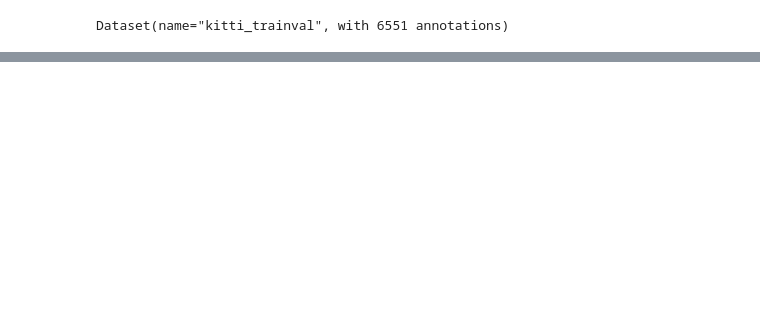
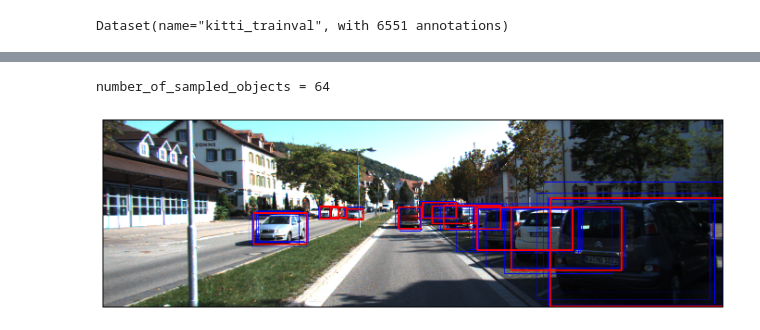
Before and after one commit to abhijitkundu/RenderAndCompare, a Jupyter notebook: python/playground/Dataset.ipynb, the cells around one changed output, grey strips where cells are left out. Cells and saved outputs as stored; diff of their text form; code cells hidden in the pictures; blank space fills up the shorter version.

```diff
--- a/python/playground/Dataset.ipynb
+++ b/python/playground/Dataset.ipynb
@@ -40,0 +39,9 @@ float32
+# %%
+sampled_object_infos = sample_object_infos(image_info['objects'], 64, 0.7)
+print "number_of_sampled_objects = {}".format(len(sampled_object_infos))
+sampled_boxes = [obj_info['bbx_crop'] for obj_info in sampled_object_infos]
+image_with_all_boxes = draw_bbx2d(image, sampled_boxes, (255, 0, 0), 1)
+display_cv_image(draw_bbx2d(image_with_all_boxes, gt_boxes, (0, 0, 255), 2))
+# %% [output]
+number_of_sampled_objects = 64
+[figure, added]
```
Also changed, not shown: parts of 9 cells of this notebook, 2 other files.
